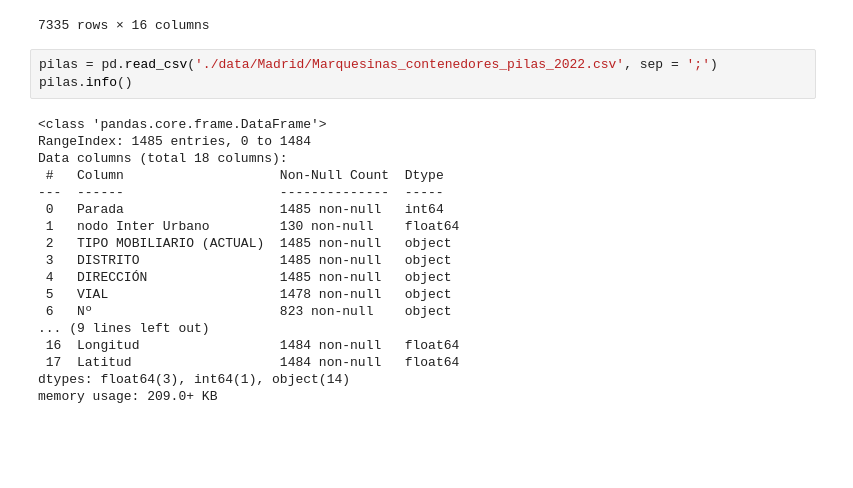
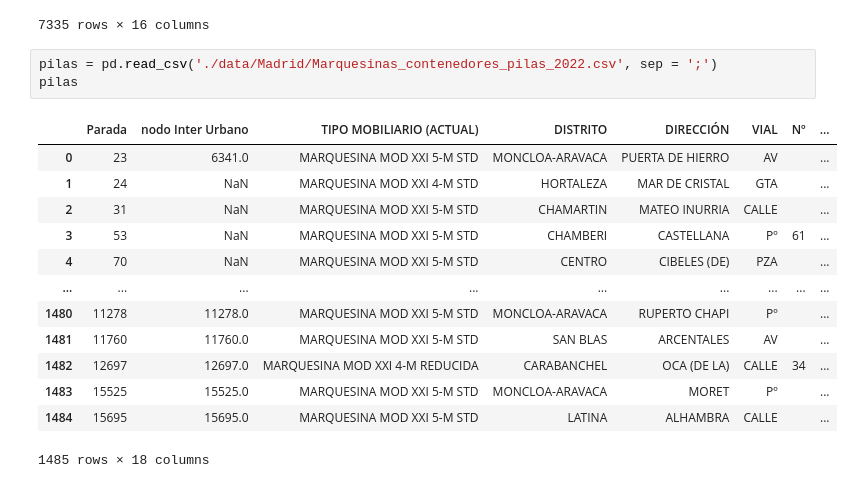
Before and after one commit to aaguiare/final_project_ironhack, a Jupyter notebook: madrid_data2.ipynb, the cells around one changed output. Saved outputs shown, nothing was run; the diff lists cells and outputs as text; blank space fills up the shorter version.

```diff
--- a/madrid_data2.ipynb
+++ b/madrid_data2.ipynb
@@ -176,22 +177,18 @@ organica
 7335 rows × 16 columns
 # %%
 pilas = pd.read_csv('./data/Madrid/Marquesinas_contenedores_pilas_2022.csv', sep = ';')
-pilas.info()
+pilas
 # %% [output]
+|  | Parada | nodo Inter Urbano | TIPO MOBILIARIO (ACTUAL) | DISTRITO | DIRECCIÓN | VIAL | Nº | ... |
+| 0 | 23 | 6341.0 | MARQUESINA MOD XXI 5-M STD | MONCLOA-ARAVACA | PUERTA DE HIERRO | AV |  | ... |
+| 1 | 24 | NaN | MARQUESINA MOD XXI 4-M STD | HORTALEZA | MAR DE CRISTAL | GTA |  | ... |
+| 2 | 31 | NaN | MARQUESINA MOD XXI 5-M STD | CHAMARTIN | MATEO INURRIA | CALLE |  | ... |
+| 3 | 53 | NaN | MARQUESINA MOD XXI 5-M STD | CHAMBERI | CASTELLANA | Pº | 61 | ... |
+| 4 | 70 | NaN | MARQUESINA MOD XXI 5-M STD | CENTRO | CIBELES (DE) | PZA |  | ... |
+| ... | ... | ... | ... | ... | ... | ... | ... | ... |
+| 1480 | 11278 | 11278.0 | MARQUESINA MOD XXI 5-M STD | MONCLOA-ARAVACA | RUPERTO CHAPI | Pº |  | ... |
+| 1481 | 11760 | 11760.0 | MARQUESINA MOD XXI 5-M STD | SAN BLAS | ARCENTALES | AV |  | ... |
+| 1482 | 12697 | 12697.0 | MARQUESINA MOD XXI 4-M REDUCIDA | CARABANCHEL | OCA (DE LA) | CALLE | 34 | ... |
+| 1483 | 15525 | 15525.0 | MARQUESINA MOD XXI 5-M STD | MONCLOA-ARAVACA | MORET | Pº |  | ... |
+| 1484 | 15695 | 15695.0 | MARQUESINA MOD XXI 5-M STD | LATINA | ALHAMBRA | CALLE |  | ... |
-<class 'pandas.core.frame.DataFrame'>
-RangeIndex: 1485 entries, 0 to 1484
-Data columns (total 18 columns):
- #   Column                    Non-Null Count  Dtype
----  ------                    --------------  -----
- 0   Parada                    1485 non-null   int64
- 1   nodo Inter Urbano         130 non-null    float64
- 2   TIPO MOBILIARIO (ACTUAL)  1485 non-null   object
- 3   DISTRITO                  1485 non-null   object
- 4   DIRECCIÓN                 1485 non-null   object
- 5   VIAL                      1478 non-null   object
- 6   Nº                        823 non-null    object
-... (9 lines left out)
- 16  Longitud                  1484 non-null   float64
- 17  Latitud                   1484 non-null   float64
-dtypes: float64(3), int64(1), object(14)
-memory usage: 209.0+ KB
+1485 rows × 18 columns
```
Also changed, not shown: parts of 3 cells of this notebook, 2 other files.
